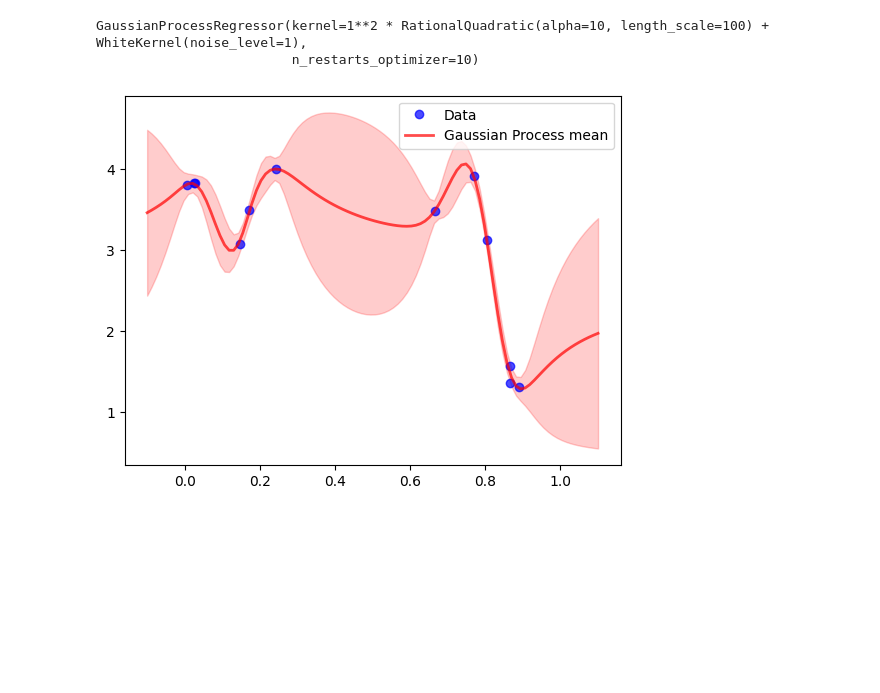
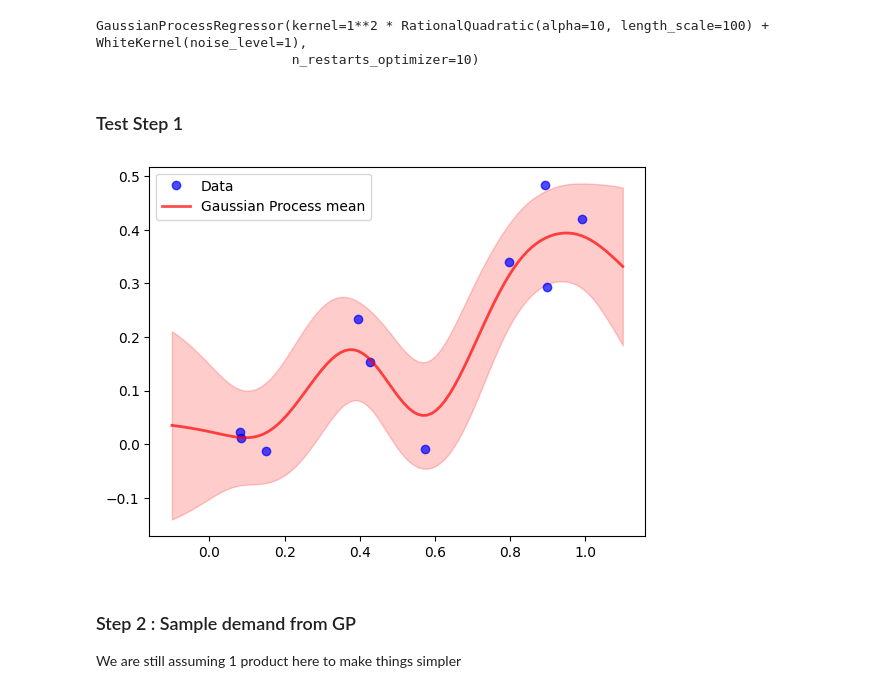
Before and after one commit to jordan-sparq/ThompsonSampling, a Jupyter notebook: ThompsonSampling/notebooks/ts-gp.ipynb, the cells around one changed output. Drawn from its saved outputs; the diff is of its cells as text; code cells hidden in the pictures; blank space fills up the shorter version.

Commit message:
generate fake data

```diff
--- a/ThompsonSampling/notebooks/ts-gp.ipynb
+++ b/ThompsonSampling/notebooks/ts-gp.ipynb
@@ -9,12 +10,17 @@ from sklearn.gaussian_process.kernels import RBF, Matern, Exponentiation,Rationa
+# %%
+def generate_fake_data(xmin, xmax, n_samples, polynomial_degree, noise_level):
+    x = [random.uniform(xmin, xmax) for _ in range(n_samples)]
+    # Generate random noise of the same length as x
+    noise = np.random.normal(scale=noise_level, size=n_samples)
+    # Generate the y values according to a polynomial equation with some added noise
+    y = np.polyval(np.random.randn(polynomial_degree + 1), x) + noise
+    return np.array(x), np.array(y)
+# %%
+x,y = generate_fake_data(0, 1, 10, 2, 0.1)
 # %% [markdown]
 ### Step 1: GP Fit
 # %%
-# %%timeit
-X = np.array([0.865, 0.666, 0.804, 0.771, 0.147, 0.866, 0.007, 0.026, 0.171, 0.889, 0.243, 0.028]).reshape(-1, 1)
-Y = np.array([1.57, 3.48, 3.12, 3.91, 3.07, 1.35, 3.80,3.82, 3.49,1.30, 4.00, 3.82]).reshape(-1,1)
-# plt.plot(X, Y, "kx", mew=2)
-
-def step1(X, Y, kernel= None):
+def GPR(X, Y, kernel= None):
     """
     Fit GP to demand
     run once per product
@@ -30,20 +36,26 @@ def step1(X, Y, kernel= None):
     gaussian_process.fit(X, Y)
     return gaussian_process
 
-model = step1(X,Y, kernel = 1 * RationalQuadratic(alpha= 10, length_scale=100) + WhiteKernel(noise_level=1, noise_level_bounds=(1e-5, 1e2)))
+model = GPR(x.reshape(-1,1),y.reshape(-1,1), kernel = 1 * RationalQuadratic(alpha= 10, length_scale=100) + WhiteKernel(noise_level=1, noise_level_bounds=(1e-5, 1e2)))
 print(model)
 # %% [output]
 GaussianProcessRegressor(kernel=1**2 * RationalQuadratic(alpha=10, length_scale=100) + WhiteKernel(noise_level=1),
                          n_restarts_optimizer=10)
+# %% [markdown]
+### Test Step 1
 # %%
 ### Plot model to check
 Xplot = np.linspace(-0.1, 1.1, 100)
 f_mean, f_var = model.predict(Xplot.reshape(-1,1), return_std=True)
 # %%
-plt.plot(X, Y, 'bo', label="""Data""", alpha=0.7)
+plt.plot(x, y, 'bo', label="""Data""", alpha=0.7)
 plt.plot(Xplot, f_mean, 'r', linewidth=2, label='Gaussian Process mean', alpha=0.7)
 plt.fill_between(Xplot, f_mean - f_var, f_mean + f_var, alpha=0.2, color='r')
 # plt.title("""Ackley's function at $y=0$, GP fit with random samples""", fontsize=14); plt.xlabel('$x$'); plt.ylabel('$f(x)$');
 plt.legend(); plt.show();
 # %% [output]
-[figure, old version]
+[figure, new version]
+# %% [markdown]
+### Step 2 : Sample demand from GP
+
+We are still assuming 1 product here to make things simpler
```
Also changed, not shown: parts of 1 cell of this notebook.
